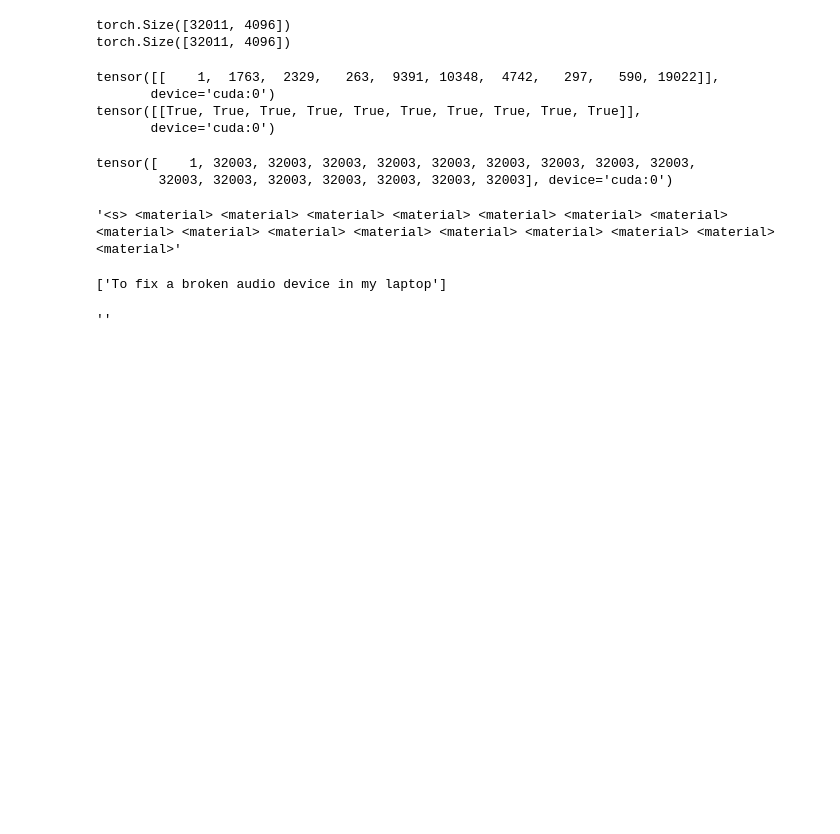
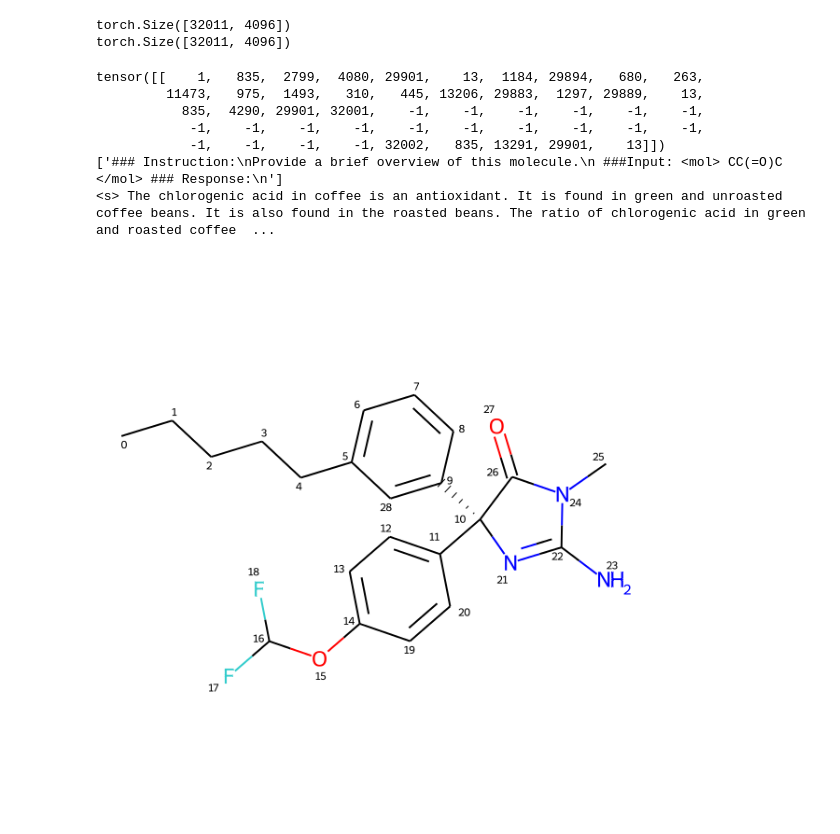
Before and after one commit to Tai-Xinwei/MSAGen, a Jupyter notebook: sfm/infer.ipynb, the cells around one changed output. Cells and saved outputs as stored; diff of their text form; code cells hidden in the pictures; blank space fills up the shorter version.

```diff
--- a/sfm/infer.ipynb
+++ b/sfm/infer.ipynb
@@ -250,35 +240,3 @@ print(model.decoder.lm_head.weight.shape)
 # %% [output]
 torch.Size([32011, 4096])
 torch.Size([32011, 4096])
-# %%
-from data.mol_data.tokenizer import MolTokenizer
-from utils.move_to_device import move_to_device
-args.llm_model_name_or_path = "/home/peiran/FMproj/MetaLLM-converted/7B_insft"
-
-tokenizer = MolTokenizer(args)
-# input_ids, batched_smile_data, llm_mask = tokenizer.tokenize(["The smile of the molecule is <mol> c1ccc(C2CN=C3NCCN32)cc1 </mol>, what is its BBBP"])
-# input_ids, batched_smile_data, llm_mask = tokenizer.tokenize(["The smile of the molecule is <mol> c1ccc(C2CN=C3NCCN32)cc1 </mol>, describe its properties: "])
-# input_ids, batched_smile_data, llm_mask = tokenizer.tokenize(["Give the molecule 2-hydroxybenzylamine, describe its properties: "])
-
-input_ids, batched_smile_data, llm_mask = tokenizer.tokenize(["To fix a broken audio device in my laptop"])
-input_ids = input_ids.to('cuda:0')
-llm_mask = llm_mask.to('cuda:0')
-# batched_smile_data = move_to_device(batched_smile_data, 'cuda:1')
-
-print(input_ids)
-print(llm_mask)
-# %% [output]
-tensor([[    1,  1763,  2329,   263,  9391, 10348,  4742,   297,   590, 19022]],
-       device='cuda:0')
-tensor([[True, True, True, True, True, True, True, True, True, True]],
-       device='cuda:0')
-# %%
-res = model.generate(batched_smile_data, input_ids=input_ids, attention_mask=llm_mask, do_sample=True, temperature=0.7, max_new_tokens=16, output_scores=True, return_dict_in_generate=True)
-print(res.sequences[0])
-# %% [output]
-tensor([    1, 32003, 32003, 32003, 32003, 32003, 32003, 32003, 32003, 32003,
-        32003, 32003, 32003, 32003, 32003, 32003, 32003], device='cuda:0')
-# %%
-tokenizer.text_tokenizer.decode(res.sequences[0], skip_special_tokens=False)
-# %% [output]
-'<s> <material> <material> <material> <material> <material> <material> <material> <material> <material> <material> <material> <material> <material> <material> <material> <material>'
@@ -285,13 +252,43 @@ tokenizer.text_tokenizer.decode(res.sequences[0], skip_special_tokens=False)
 # %%
-# text = ["The smile of the molecule is <mol> c1ccc(C2CN=C3NCCN32)cc1 </mol>, describe its properties: "]
-text = ["To fix a broken audio device in my laptop"]
+# text = ["#Prompt: The smile of the molecule is <mol> c1ccc(C2CN=C3NCCN32)cc1 </mol>, give its description"]
+# text = ["### Instruction: \nWhat can you tell me about this molecule?\n  ###Input: <mol> CCCCCc1cccc([C@@]2(c3ccc(OC(F)F)cc3)N=C(N)N(C)C2=O)c1 </mol> ### Response:\n"]
+# text = ["### Instruction:\nWhat can you tell me about this molecule?\n  ###Input: <mol> c1ccc(C2CN=C3NCCN32)cc1 </mol> ### Response:\n"]
+# text = ["### Instruction: \nIs this molecule toxic?\n  ###Input: <mol> CCCCCc1cccc([C@@]2(c3ccc(OC(F)F)cc3)N=C(N)N(C)C2=O)c1 </mol> ### Response:\n"]
+# text = ["### Instruction:\nIs this molecule able to penetrate blood-brain barrier?\n  ###Input: <mol> CCCCCc1cccc([C@@]2(c3ccc(OC(F)F)cc3)N=C(N)N(C)C2=O)c1 </mol> ### Response:\n"]
+text = ["### Instruction:\nProvide a brief overview of this molecule.\n ###Input: <mol> CC(=O)C </mol> ### Response:\n"]
+
+# text = ["To fix a broken audio device in my laptop"]
 input_ids, batched_smile_data, llm_mask = tokenizer.tokenize(text)
+print(input_ids)
 input_ids = input_ids.to('cuda:0')
 llm_mask = llm_mask.to('cuda:0')
-res = model.generate(batched_smile_data, input_ids=input_ids, attention_mask=llm_mask, do_sample=True, temperature=0.3, max_new_tokens=256, output_scores=True, return_dict_in_generate=True)
+res = model.generate(batched_smile_data, input_ids=input_ids, attention_mask=llm_mask, do_sample=True, temperature=0.7, max_new_tokens=256, output_scores=True, return_dict_in_generate=True)
 # print(res.sequences[0])
 print(text)
-tokenizer.text_tokenizer.decode(res.sequences[0], skip_special_tokens=True)
+res = tokenizer.text_tokenizer.decode(res.sequences[0], skip_special_tokens=False)
+print(res)
 # %% [output]
-['To fix a broken audio device in my laptop']
+tensor([[    1,   835,  2799,  4080, 29901,    13,  1184, 29894,   680,   263,
+         11473,   975,  1493,   310,   445, 13206, 29883,  1297, 29889,    13,
+           835,  4290, 29901, 32001,    -1,    -1,    -1,    -1,    -1,    -1,
+            -1,    -1,    -1,    -1,    -1,    -1,    -1,    -1,    -1,    -1,
+            -1,    -1,    -1,    -1, 32002,   835, 13291, 29901,    13]])
+['### Instruction:\nProvide a brief overview of this molecule.\n ###Input: <mol> CC(=O)C </mol> ### Response:\n']
+<s> The chlorogenic acid in coffee is an antioxidant. It is found in green and unroasted coffee beans. It is also found in the roasted beans. The ratio of chlorogenic acid in green and roasted coffee  ...
-''
+# %%
+from rdkit import Chem
+from rdkit.Chem.Draw import IPythonConsole
+from rdkit.Chem import Draw
+IPythonConsole.drawOptions.addAtomIndices = True
+IPythonConsole.molSize = 600,600
+
+mol = Chem.MolFromSmiles("CCCCCc1cccc([C@@]2(c3ccc(OC(F)F)cc3)N=C(N)N(C)C2=O)c1")
+mol
+
+# def mol_with_atom_index(mol):
+#     for atom in mol.GetAtoms():
+#         atom.SetAtomMapNum(atom.GetIdx())
+#     return mol
+# mol_with_atom_index(mol)
+# %% [output]
+[figure, added]
```
Also changed, not shown: parts of 7 cells of this notebook, 13 other files.
